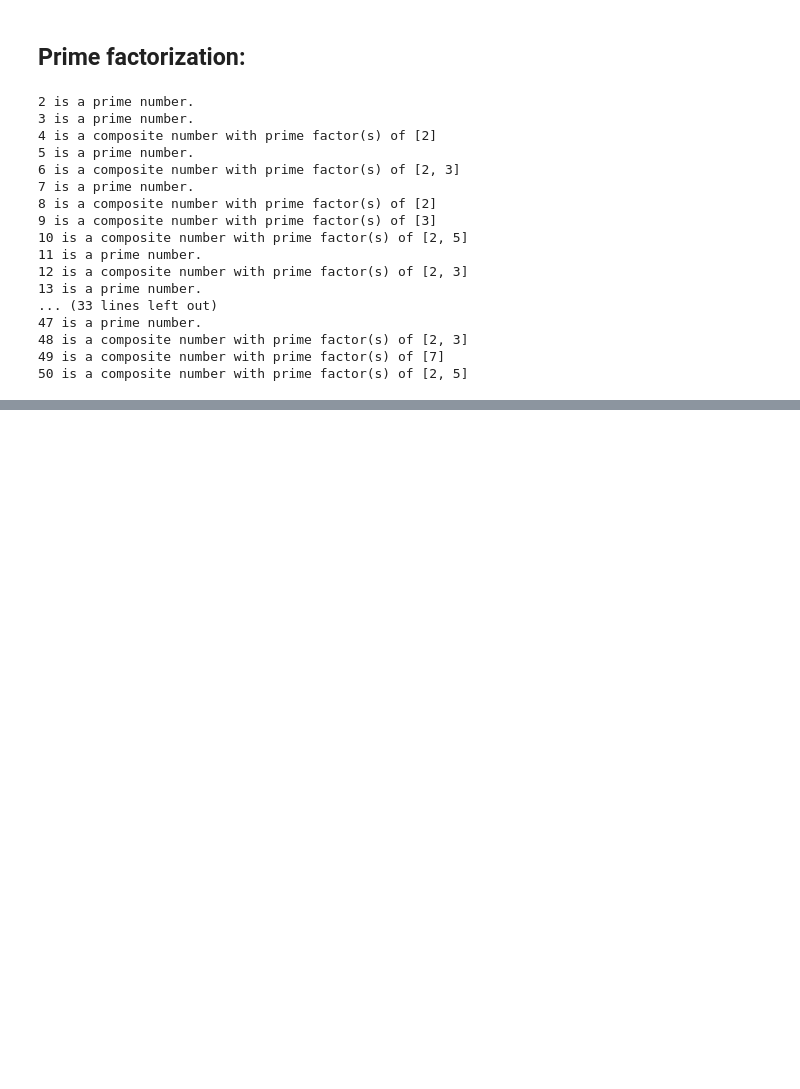
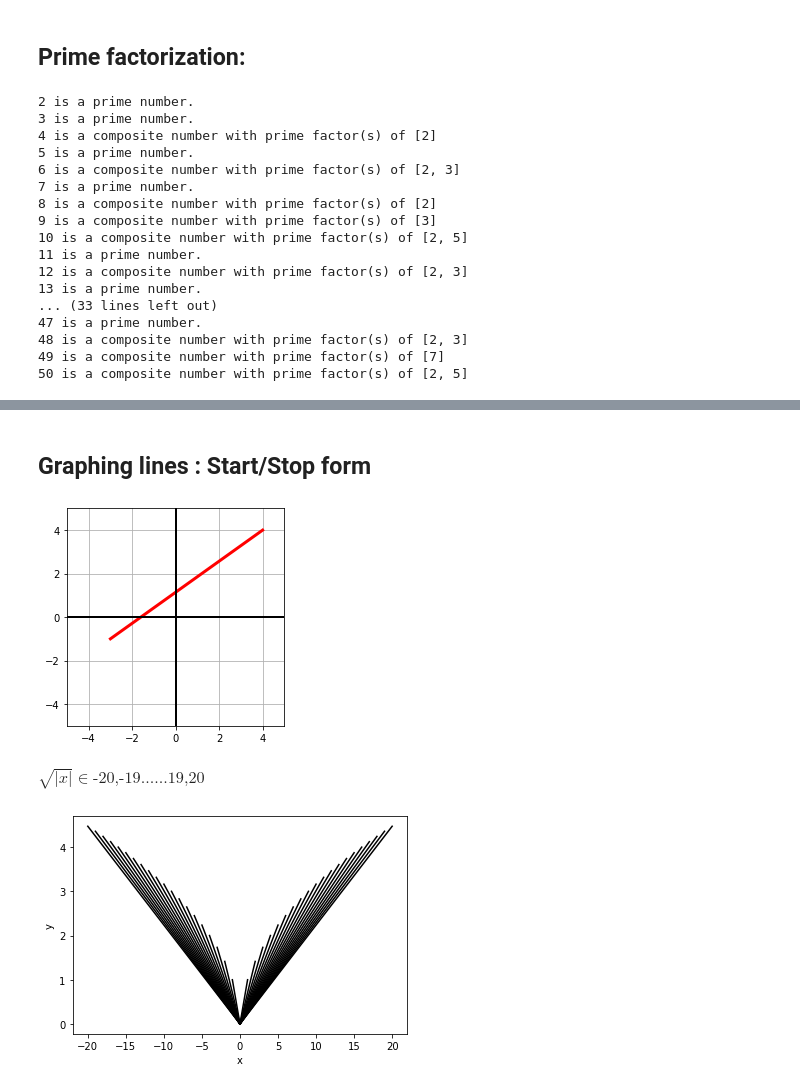
Before and after one commit to j0rl3yJ/Mathematics-using-Python, a Jupyter notebook: Codes.ipynb, the cells around one changed output, grey strips where cells are left out. Saved outputs shown, nothing was run; the diff lists cells and outputs as text; code cells hidden in the pictures; blank space fills up the shorter version.

```diff
--- a/Codes.ipynb
+++ b/Codes.ipynb
@@ -879,0 +1192,44 @@ for number in integer_list:
+# %% [markdown]
+## Graphing lines : Start/Stop form
+# %%
+"""
+To graph lines, plot it as usual : plt.plot()
+"""
+import matplotlib.pyplot as plt
+
+# declare the cordinates:
+p1 = [-3,-1]
+p2 = [4, 4]
+
+# Plot the points:
+plt.plot([p1[0],p2[0]], [p1[1],p2[1]], 'r', linewidth = 3)
+plt.plot([-5,5], [0,0], 'k', linewidth = 2)
+plt.plot([0,0], [-5,5], 'k', linewidth = 2)
+plt.axis('square')
+plt.axis([-5,5,-5,5])
+plt.grid()
+plt.show()
+
+# Exercise:
+"""
+Plot the graph for sqrt(abs(x))
+"""
+import sympy as sym
+import numpy as np
+from IPython.display import display, Math
+
+# Declare the equation:
+x = sym.symbols('x')
+equation = sym.sqrt(abs(x))
+display(Math('%s \\in \\text{{-20,-19......19,20}}' %sym.latex(equation)))
+
+# Plot the equation:
+for i in range(-20, 21):
+    plt.plot([0,i], [0,equation.subs(x,i)],'k')
+plt.xlabel('x')
+plt.ylabel('y')
+plt.show()
+# %% [output]
+[figure, added]
+$\displaystyle \sqrt{\left|{x}\right|} \in \text{{-20,-19......19,20}}$
+[figure, added]
```
Also changed, not shown: parts of 18 cells of this notebook.
